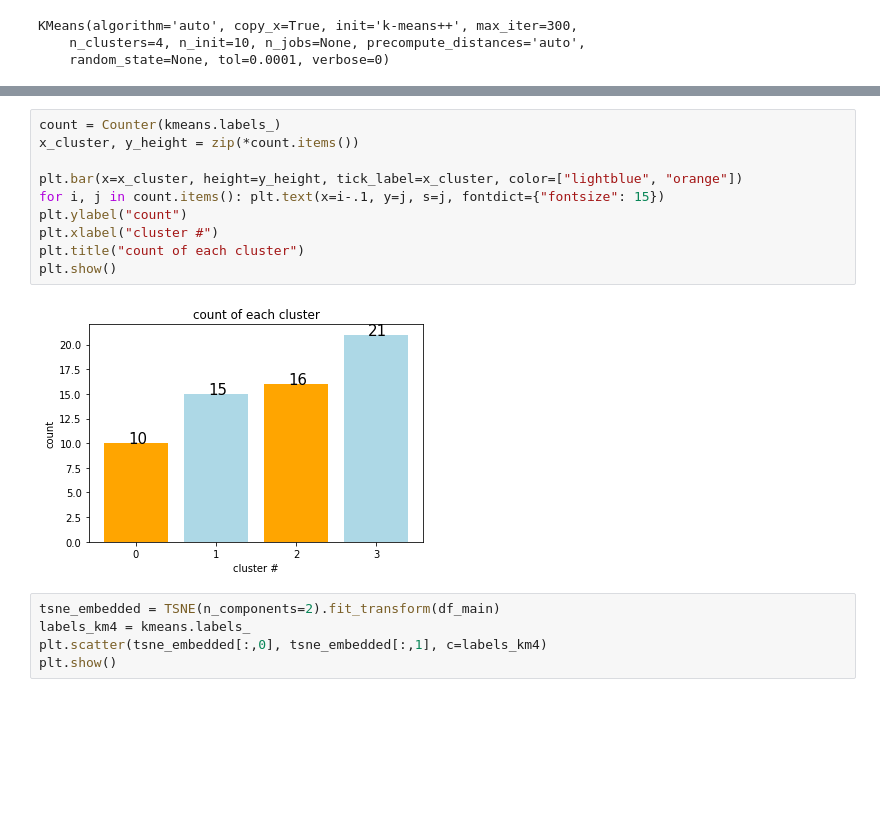
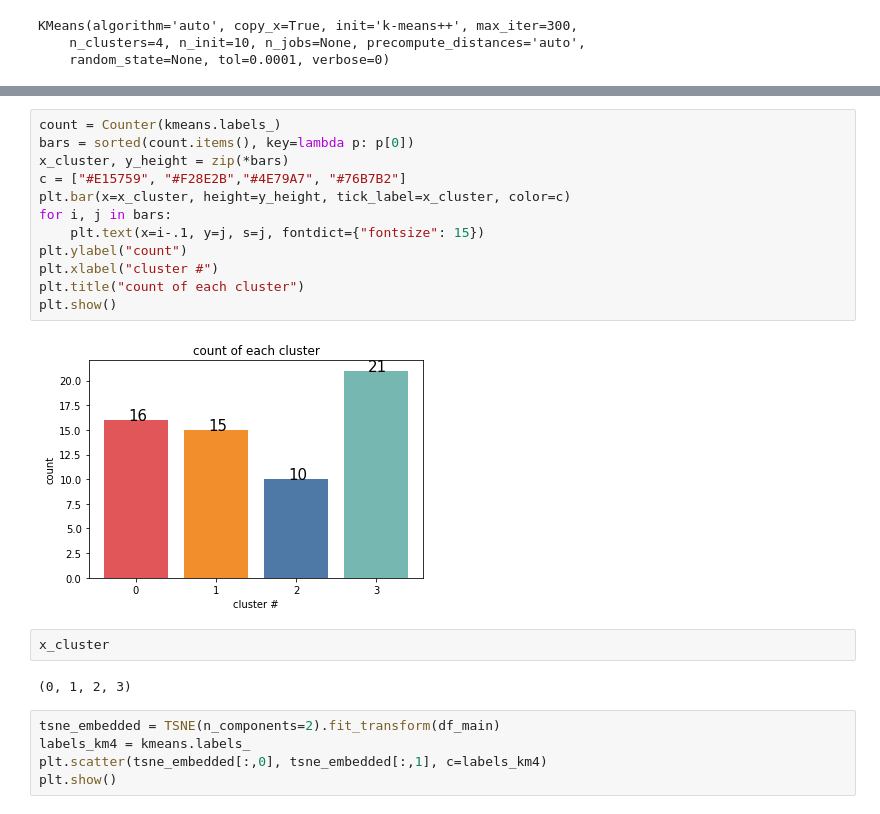
Before and after one commit to pinhao1994/ads-on-the-run, a Jupyter notebook: cluster/k_means_standardized_amenities.ipynb, the cells around one changed output, grey strips where cells are left out. Cells and saved outputs as stored; diff of their text form; blank space fills up the shorter version.

```diff
--- a/cluster/k_means_standardized_amenities.ipynb
+++ b/cluster/k_means_standardized_amenities.ipynb
@@ -144,15 +164,21 @@ silhouette_plot(df_main, kmeans.labels_, 4, score=0.4808)
 # %%
 count = Counter(kmeans.labels_)
-x_cluster, y_height = zip(*count.items())
-
-plt.bar(x=x_cluster, height=y_height, tick_label=x_cluster, color=["lightblue", "orange"])
-for i, j in count.items(): plt.text(x=i-.1, y=j, s=j, fontdict={"fontsize": 15})
+bars = sorted(count.items(), key=lambda p: p[0])
+x_cluster, y_height = zip(*bars)
+c = ["#E15759", "#F28E2B","#4E79A7", "#76B7B2"]
+plt.bar(x=x_cluster, height=y_height, tick_label=x_cluster, color=c)
+for i, j in bars:
+    plt.text(x=i-.1, y=j, s=j, fontdict={"fontsize": 15})
 plt.ylabel("count")
 plt.xlabel("cluster #")
 plt.title("count of each cluster")
 plt.show()
 # %% [output]
-[figure, old version]
+[figure, new version]
+# %%
+x_cluster
+# %% [output]
+(0, 1, 2, 3)
 # %%
 tsne_embedded = TSNE(n_components=2).fit_transform(df_main)
 labels_km4 = kmeans.labels_
```
Also changed, not shown: parts of 3 cells of this notebook.
